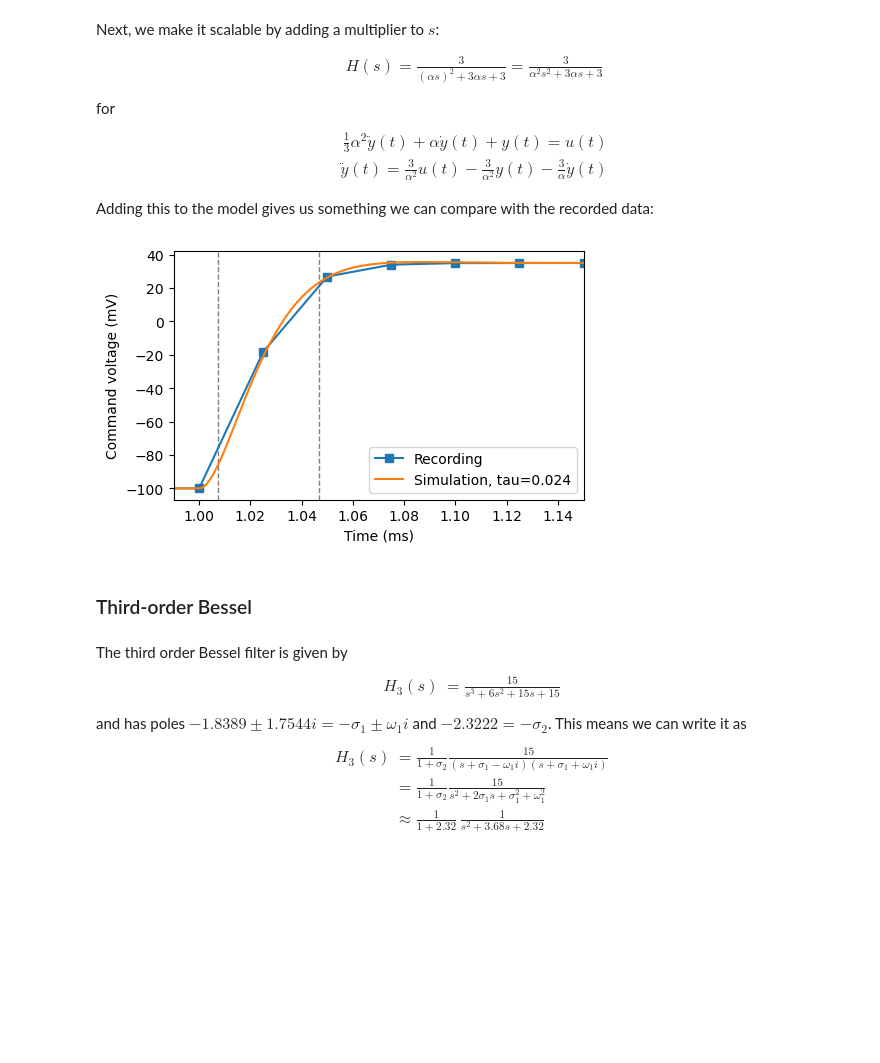
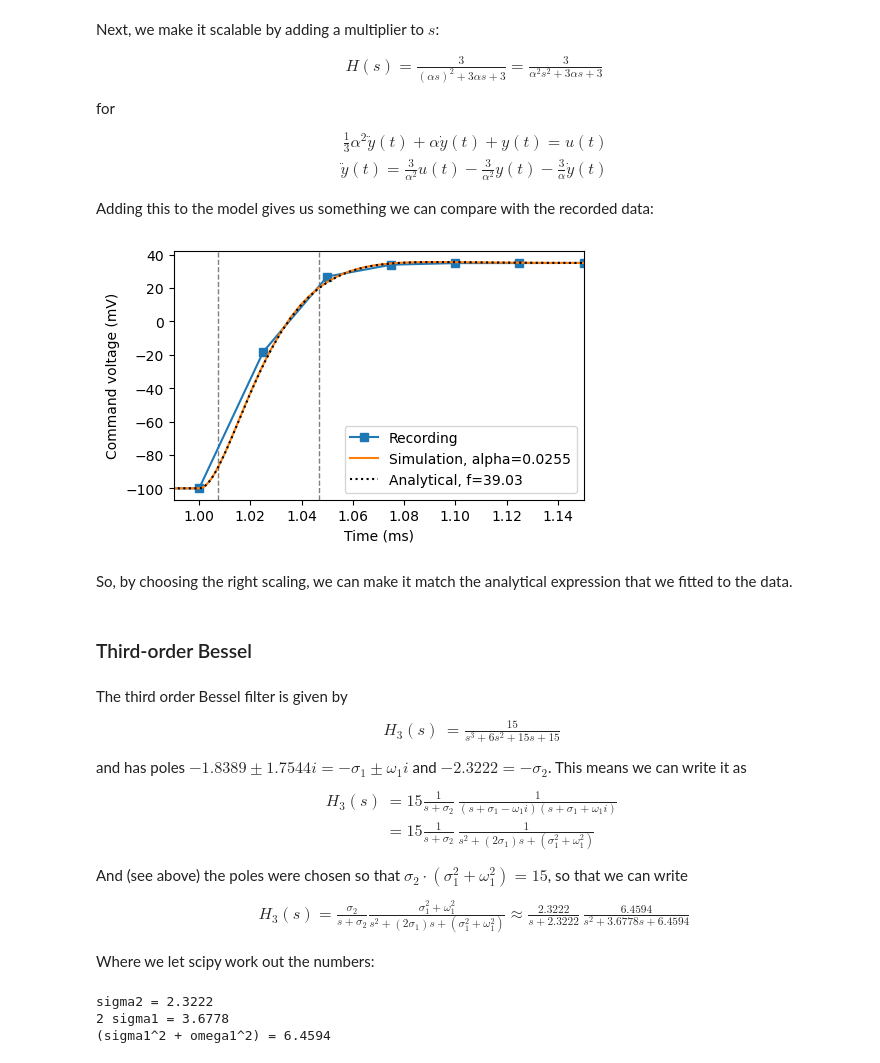
Before and after one commit to CardiacModelling/myokit-pints-tutorial, a Jupyter notebook: artefacts/appendix-A4-bessel-filters.ipynb, the cells around one changed output. Drawn from its saved outputs; the diff is of its cells as text; code cells hidden in the pictures; blank space fills up the shorter version.

```diff
--- a/artefacts/appendix-A4-bessel-filters.ipynb
+++ b/artefacts/appendix-A4-bessel-filters.ipynb
@@ -325,14 +331,10 @@ plt.show()
 # %% [markdown]
 If we're interested in getting the best result (instead of emulating real filters), we can use the method [filtfilt](https://docs.scipy.org/doc/scipy/reference/generated/scipy.signal.filtfilt.html) instead. This applies a digital filter "forwards" and then "backwards", meaning it is twice as slow but has (A) zero phase shift and (B) twice the order of the original.
 # %%
-def low_pass(data, w, f, n=3):
+def low_pass(data, f, fs, n=3):
     """ Apply a Bessel low-pass filter with cut-off w (in Hz) twice. """
-    w = w / (f / 2)
-    b, a = scipy.signal.bessel(n, w)
+    b, a = scipy.signal.bessel(n, f / (fs / 2), norm='mag')
     return scipy.signal.filtfilt(b, a, data)
-
-x = sin(t, 2)
-y = x + sin(t, 50)
 
 fig = plt.figure(figsize=(15, 4))
 ax = fig.add_subplot()
@@ -871,37 +867,40 @@ Adding this to the model gives us something we can compare with the recorded dat
 # %%
 m = myokit.parse_model("""
 [[model]]
 f.y1 = 0
 f.y2 = 0
 
 [f]
 pace = 0 bind pace
 time = 0 bind time
-dot(y1) = y2
-dot(y2) = 3 * (pace/tau^2 - y1/tau^2 - y2/tau)
-tau = 1
+dot(y1) = 3 * (pace/alpha^2 - y2/alpha^2 - y1/alpha)
+dot(y2) = y1
+alpha = 1
 """)
 
-tau = 0.024
+alpha = 0.0255
 s = myokit.Simulation(m, p)
-s.set_constant('f.tau', tau)
+s.set_constant('f.alpha', alpha)
 e = s.run(2).npview()
 
 fig = plt.figure(figsize=(5, 3))
 fig.subplots_adjust(0.14, 0.15, 0.96, 0.98)
 ax = fig.add_subplot()
 ax.set_xlabel('Time (ms)')
 ax.set_ylabel('Command voltage (mV)')
 
 ax.axvline(1 + t10, color='grey', lw=1, ls='--')
 ax.axvline(1 + t90, color='grey', lw=1, ls='--')
 ax.plot(d.time(), d['vfiltered'], 's-', label='Recording')
-ax.plot(e.time(), -100 + 135 * e['f.y1'], label=f'Simulation, tau={tau}')
+ax.plot(e.time(), -100 + 135 * e['f.y2'], label=f'Simulation, alpha={alpha}')
+ax.plot(e.time(), -100 + 135 * bessel2_step(e.time() - 1, 39.03), 'k:', label=f'Analytical, f=39.03')
 ax.legend()
 ax.set_xlim(0.99, 1.15)
 plt.show()
 # %% [output]
-[figure, old version]
+[figure, new version]
+# %% [markdown]
+So, by choosing the right scaling, we can make it match the analytical expression that we fitted to the data.
 # %% [markdown]
 ### Third-order Bessel
 # %% [markdown]
@@ -912,7 +911,23 @@ H_3(s) &= \frac{15}{s^3 + 6s^2 + 15s + 15}
 and has poles $-1.8389 \pm 1.7544i=-\sigma_1 \pm \omega_1 i$ and $-2.3222=-\sigma_2$.
 This means we can write it as
 \begin{align}
-H_3(s) &= \frac{1}{1 + \sigma_2} \frac{15}{(s + \sigma_1 - \omega_1 i)(s + \sigma_1 + \omega_1 i)} \\
-       &= \frac{1}{1 + \sigma_2} \frac{15}{s^2 + 2 \sigma_1 s + \sigma_1^2 + \omega_1^2} \\
-       &\approx \frac{1}{1 + 2.32} \, \frac{1}{s^2 + 3.68s + 2.32}
+H_3(s) &= 15 \frac{1}{s + \sigma_2} \, \frac{1}{(s + \sigma_1 - \omega_1 i)(s + \sigma_1 + \omega_1 i)} \\
+       &= 15 \frac{1}{s + \sigma_2} \, \frac{1}{s^2 + (2 \sigma_1) s + (\sigma_1^2 + \omega_1^2)}
 \end{align}
+And (see above) the poles were chosen so that $\sigma_2 \cdot (\sigma_1^2 + \omega_1^2) = 15$, so that we can write
+\begin{align}
+H_3(s) = \frac{\sigma_2}{s + \sigma_2} \frac{\sigma_1^2 + \omega_1^2}{s^2 + (2 \sigma_1) s + (\sigma_1^2 + \omega_1^2)}
+       \approx \frac{2.3222}{s + 2.3222} \, \frac{6.4594}{s^2 + 3.6778s + 6.4594}
+\end{align}
+
+Where we let scipy work out the numbers:
+# %%
+_, p, _ = scipy.signal.bessel(3, 1, output='zpk', analog=True, norm='delay')
+s1, w1, s2 = -p[0].real, p[0].imag, -p[1].real
+print(f'sigma2 = {s2:.5}')
+print(f'2 sigma1 = {2 * s1:.5}')
+print(f'(sigma1^2 + omega1^2) = {s1**2 + w1**2:.5}')
+# %% [output]
+sigma2 = 2.3222
+2 sigma1 = 3.6778
+(sigma1^2 + omega1^2) = 6.4594
```
Also changed, not shown: parts of 37 cells of this notebook, 2 other files.
